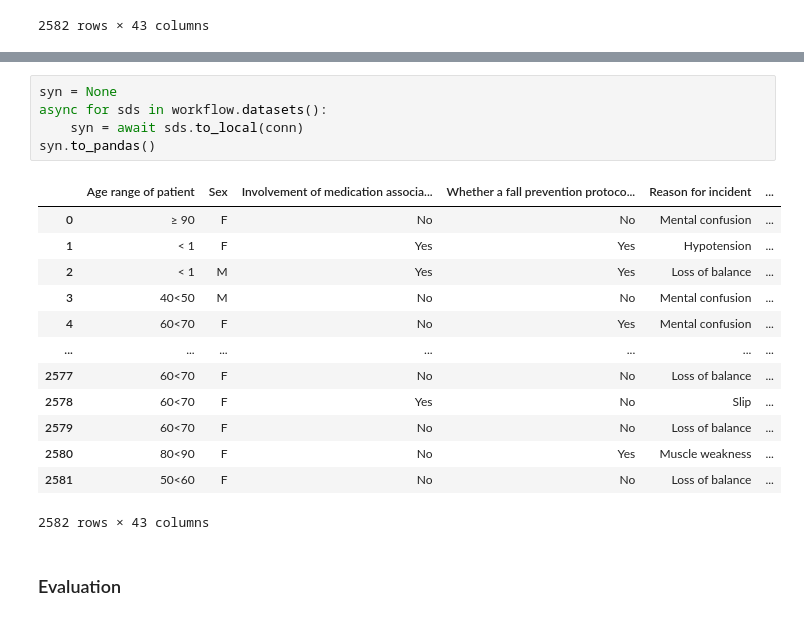
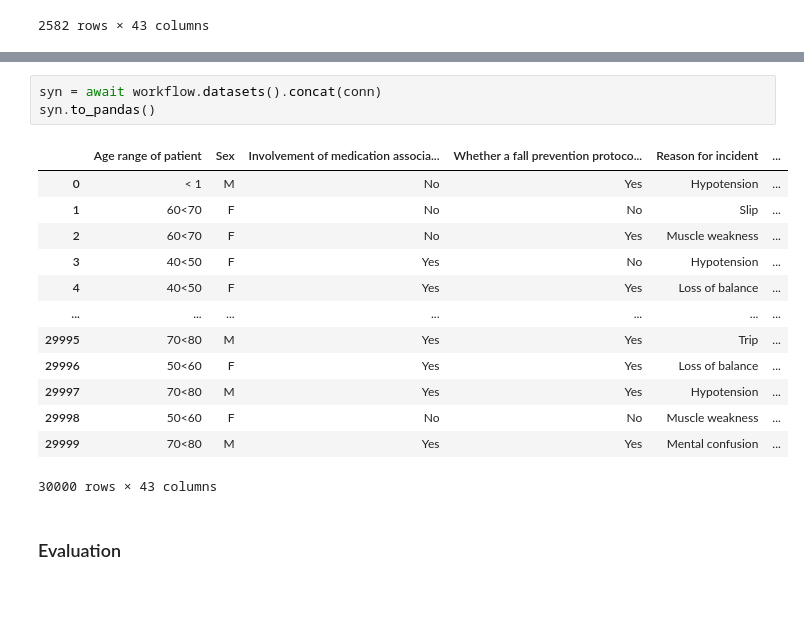
Before and after one commit to Rockfish-Data/public_tutorials, a Jupyter notebook: Tutorials/Tutorials_summary/Generate_synthetic_data_for_Tabular_Data(RF_Tab_Gan).ipynb, the cells around one changed output, grey strips where cells are left out. Drawn from its saved outputs; the diff is of its cells as text.

```diff
--- a/Tutorials/Tutorials_summary/Generate_synthetic_data_for_Tabular_Data(RF_Tab_Gan).ipynb
+++ b/Tutorials/Tutorials_summary/Generate_synthetic_data_for_Tabular_Data(RF_Tab_Gan).ipynb
@@ -105,22 +128,20 @@ async for log in workflow.logs():
-# %%
-syn = None
-async for sds in workflow.datasets():
-    syn = await sds.to_local(conn)
-syn.to_pandas()
-# %% [output]
-|  | Age range of patient | Sex | Involvement of medication associa... | Whether a fall prevention protoco... | Reason for incident | ... |
-| 0 | ≥ 90 | F | No | No | Mental confusion | ... |
-| 1 | < 1 | F | Yes | Yes | Hypotension | ... |
-| 2 | < 1 | M | Yes | Yes | Loss of balance | ... |
-| 3 | 40<50 | M | No | No | Mental confusion | ... |
-| 4 | 60<70 | F | No | Yes | Mental confusion | ... |
-| ... | ... | ... | ... | ... | ... | ... |
-| 2577 | 60<70 | F | No | No | Loss of balance | ... |
-| 2578 | 60<70 | F | Yes | No | Slip | ... |
-| 2579 | 60<70 | F | No | No | Loss of balance | ... |
-| 2580 | 80<90 | F | No | Yes | Muscle weakness | ... |
-| 2581 | 50<60 | F | No | No | Loss of balance | ... |
-2582 rows × 43 columns
+# %%
+syn = await workflow.datasets().concat(conn)
+syn.to_pandas()
+# %% [output]
+|  | Age range of patient | Sex | Involvement of medication associa... | Whether a fall prevention protoco... | Reason for incident | ... |
+| 0 | < 1 | M | No | Yes | Hypotension | ... |
+| 1 | 60<70 | F | No | No | Slip | ... |
+| 2 | 60<70 | F | No | Yes | Muscle weakness | ... |
+| 3 | 40<50 | F | Yes | No | Hypotension | ... |
+| 4 | 40<50 | F | Yes | Yes | Loss of balance | ... |
+| ... | ... | ... | ... | ... | ... | ... |
+| 29995 | 70<80 | M | Yes | Yes | Trip | ... |
+| 29996 | 50<60 | F | Yes | Yes | Loss of balance | ... |
+| 29997 | 70<80 | M | Yes | Yes | Hypotension | ... |
+| 29998 | 50<60 | F | No | No | Muscle weakness | ... |
+| 29999 | 70<80 | M | Yes | Yes | Mental confusion | ... |
+30000 rows × 43 columns
 # %% [markdown]
 ### Evaluation
 # %% [markdown]
```
Also changed, not shown: parts of 12 cells of this notebook.
